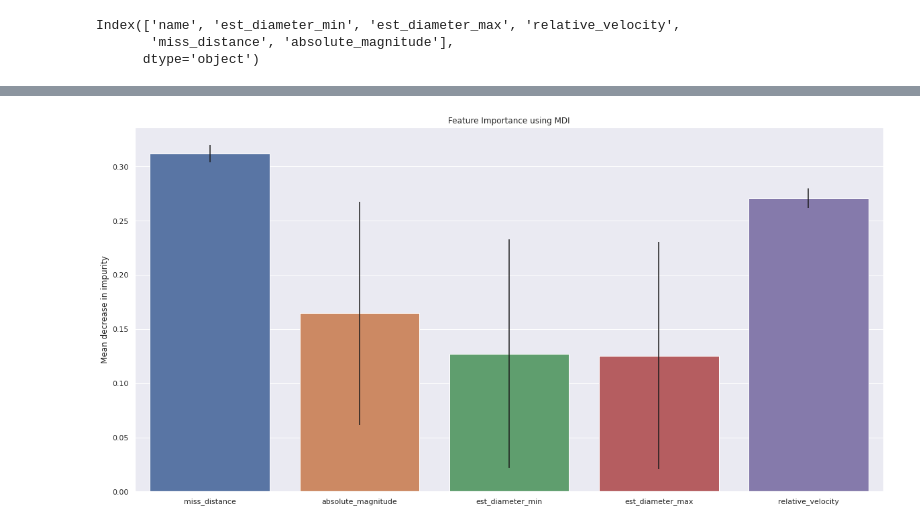
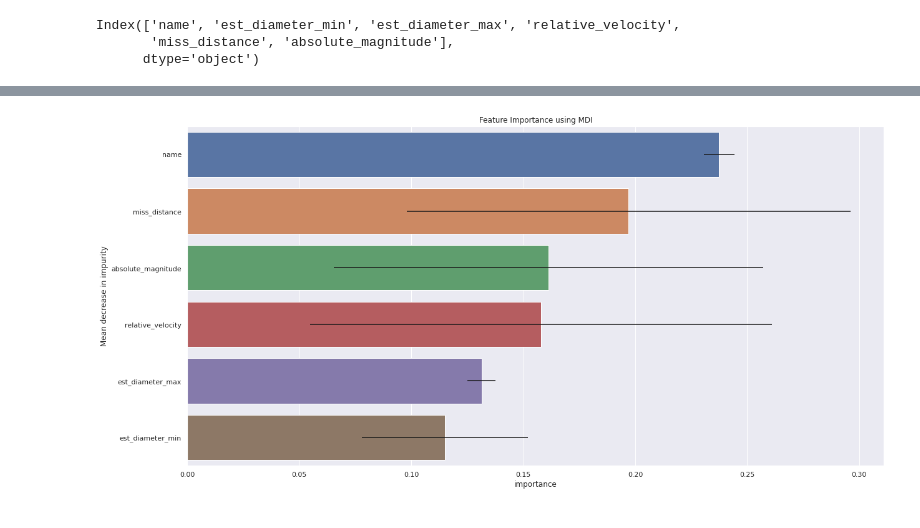
Before and after one commit to NikkiSatmaka/nasa-nearest-object, a Jupyter notebook: nasa_classification.ipynb, the cells around one changed output, grey strips where cells are left out. Cells and saved outputs as stored; diff of their text form; code cells hidden in the pictures.

Commit message:
make feature importance horizontal

```diff
--- a/nasa_classification.ipynb
+++ b/nasa_classification.ipynb
@@ -778,11 +788,27 @@ Pipeline(steps=[('scale',
 # %%
 # calculate standard deviation of each feature
 std = np.std([tree.feature_importances_ for tree in rf.estimators_], axis=0)
+# %%
+# create dataframe with features and their importance
+importance_df = pd.DataFrame(
+    dict(zip(
+        num_cols_norm + num_cols_skew + nom_cols,
+        rf.feature_importances_.tolist()
+    )),
+    index=['importance']
+).transpose()
 # %%
 plt.figure(figsize=(20, 10))
-sns.barplot(x=X[num_cols_norm + num_cols_skew].columns, y=rf.feature_importances_, yerr=std)
+sns.barplot(
+    data=importance_df,
+    x='importance',
+    y=importance_df.index,
+    xerr=std,
+    order=importance_df['importance'].sort_values(ascending=False).index,
+    orient='h'
+)
 plt.title('Feature Importance using MDI')
 plt.ylabel('Mean decrease in impurity')
 plt.show()
 # %% [output]
-[figure, old version]
+[figure, new version]
```
Also changed, not shown: parts of 4 cells of this notebook.
